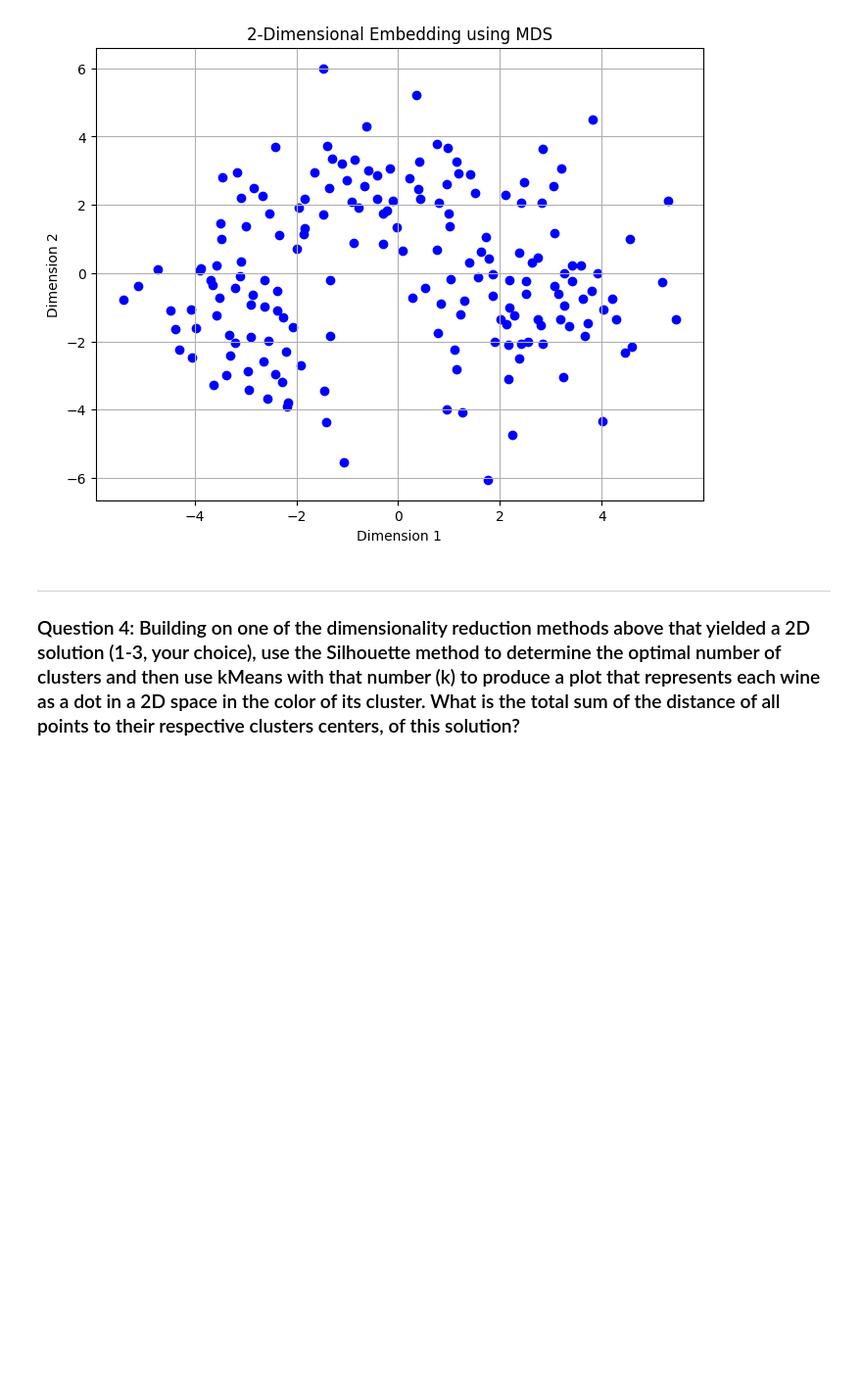
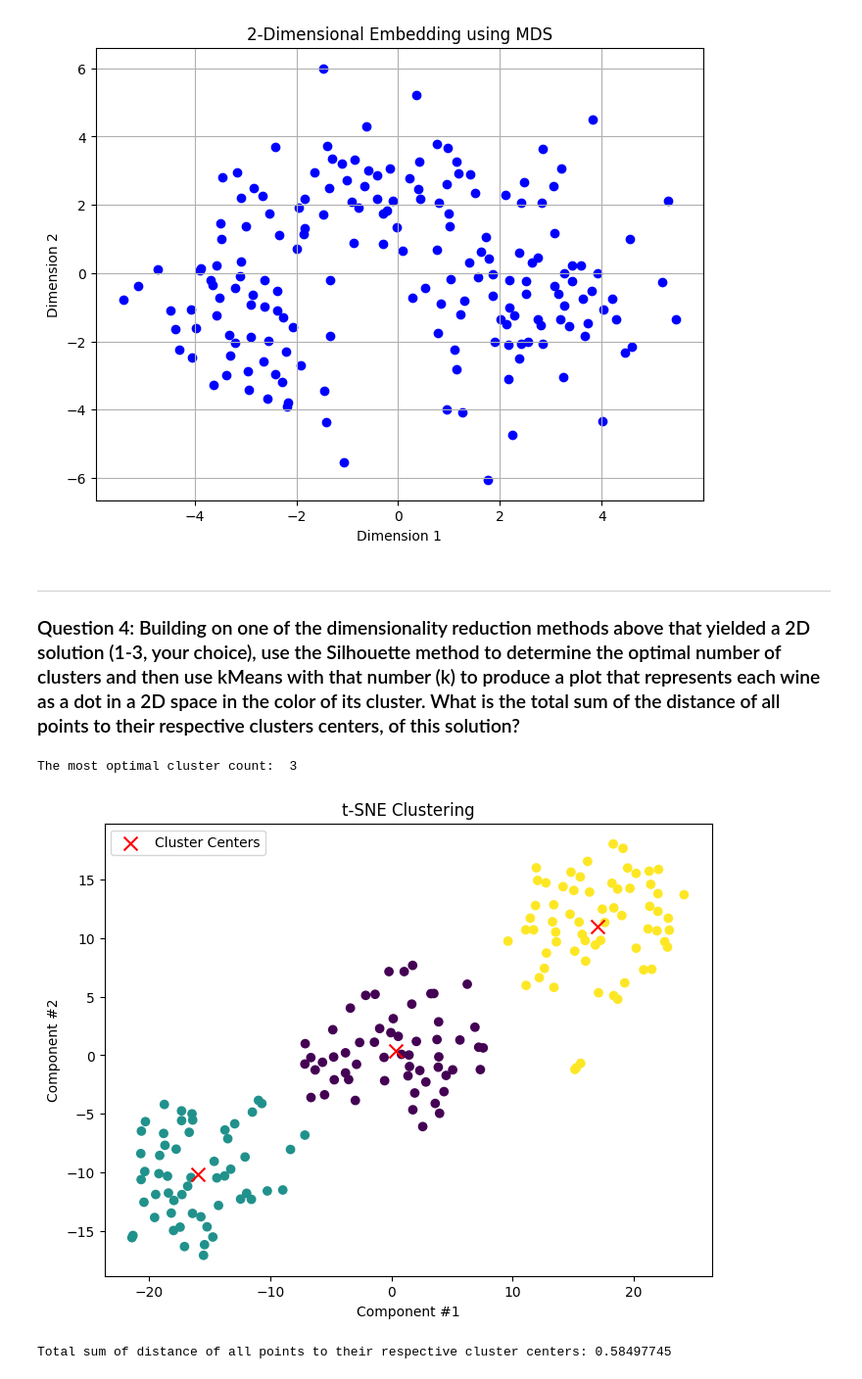
Before and after one commit to whykay-01/machine-learning, a Jupyter notebook: homeworks/hwk5/hwk5.ipynb, the cells around one changed output. Shown at 98% size. Saved outputs shown, nothing was run; the diff lists cells and outputs as text; code cells hidden in the pictures; blank space fills up the shorter version.

```diff
--- a/homeworks/hwk5/hwk5.ipynb
+++ b/homeworks/hwk5/hwk5.ipynb
@@ -461,3 +461,61 @@ Stress of the embedding: 22531.353733103577
 ---
 
 ### Question 4: Building on one of the dimensionality reduction methods above that yielded a 2D solution (1-3, your choice), use the Silhouette method to determine the optimal number of clusters and then use kMeans with that number (k) to produce a plot that represents each wine as a dot in a 2D space in the color of its cluster. What is the total sum of the distance of all points to their respective clusters centers, of this solution?
+# %%
+from sklearn.cluster import KMeans
+from sklearn.metrics import silhouette_score
+import numpy as np
+
+optimal_perplexity = 20
+tsne = manifold.TSNE(n_components = 2, random_state = 18618637, n_iter = 2000, perplexity=optimal_perplexity)
+transformed_data = tsne.fit_transform(df_standardized)
+
+tSNE_Df = pd.DataFrame(data = transformed_data, columns = ['component #1', 'component #2'])
+x = tSNE_Df['component #1']
+y = tSNE_Df['component #2']
+
+# possible cluster numbers
+cluster_range = range(2, 30)
+
+best_cluster_count = 0
+best_silhouette_score = -1
+silhouette_scores = []
+distortions = []
+
+# Loop through each cluster count and calculate silhouette score
+for n_clusters in cluster_range:
+    kmeans = KMeans(n_clusters=n_clusters, random_state=0)
+    cluster_labels = kmeans.fit_predict(transformed_data)
+    distortions.append(kmeans.inertia_)
+    silhouette_avg = silhouette_score(transformed_data, cluster_labels)
+    silhouette_scores.append(silhouette_avg)
+
+
+    # find the best silhouette score by simple comparison with the latest best score
+    if silhouette_avg > best_silhouette_score:
+        best_silhouette_score = silhouette_avg
+        best_cluster_count = n_clusters
+
+# kMeans with the best cluster count
+print("The most optimal cluster count: ", best_cluster_count)
+kmeans = KMeans(n_clusters=best_cluster_count, random_state=0)
+cluster_labels = kmeans.fit_predict(transformed_data)
+
+
+cluster_centers = kmeans.cluster_centers_
+total_distance = np.sum(np.min(np.sqrt(np.sum((transformed_data - cluster_centers[cluster_labels])**2, axis=1)), axis=0))
+
+plt.figure(figsize=(8, 6))
+plt.scatter(x, y, c=cluster_labels, cmap='viridis')
+plt.scatter(cluster_centers[:, 0], cluster_centers[:, 1], marker='x', c='red', s=100, label='Cluster Centers')
+plt.title('t-SNE Clustering')
+plt.xlabel('Component #1')
+plt.ylabel('Component #2')
+plt.legend()
+plt.show()
+
+print("Total sum of distance of all points to their respective cluster centers:", total_distance)
+# %% [output]
+The most optimal cluster count:  3
+[figure, added]
+Total sum of distance of all points to their respective cluster centers: 0.58497745
```
Also changed, not shown: parts of 6 cells of this notebook, 1 other file.
